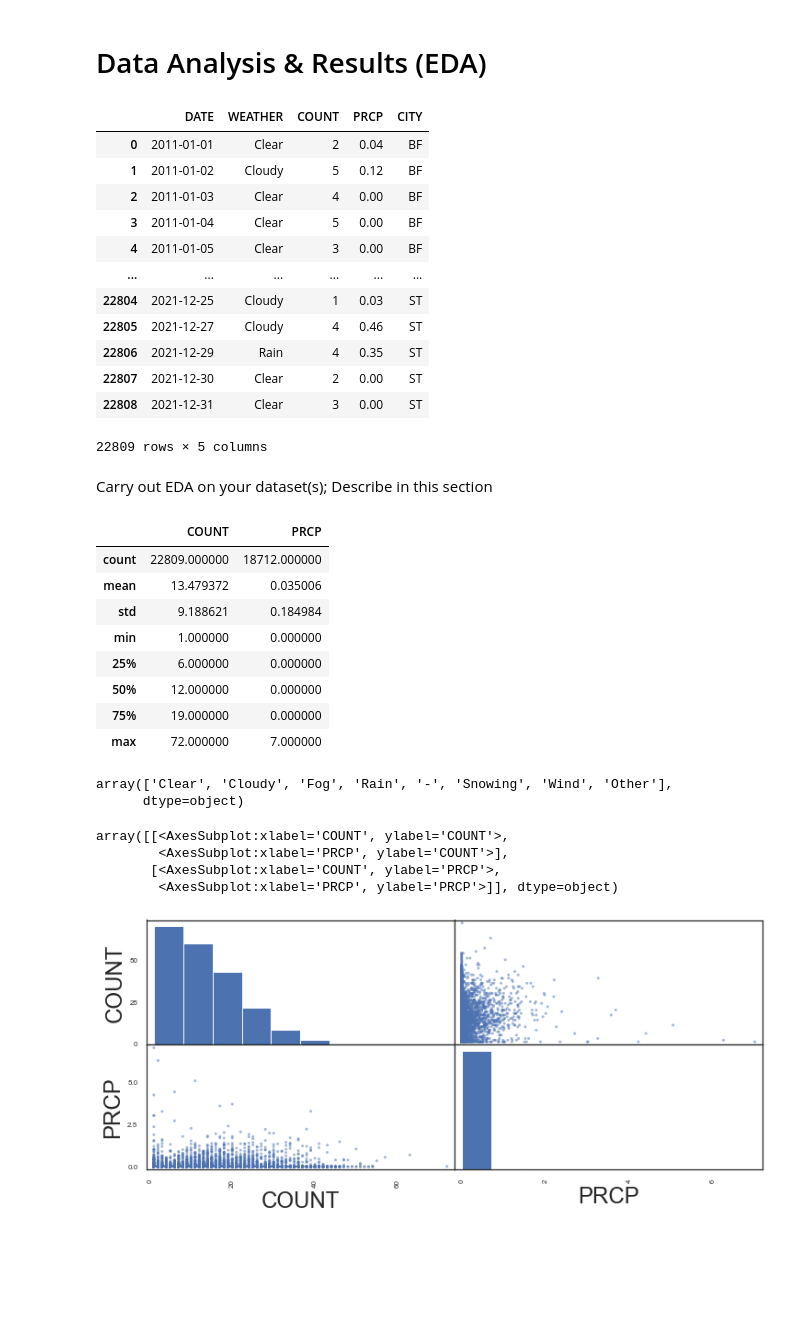
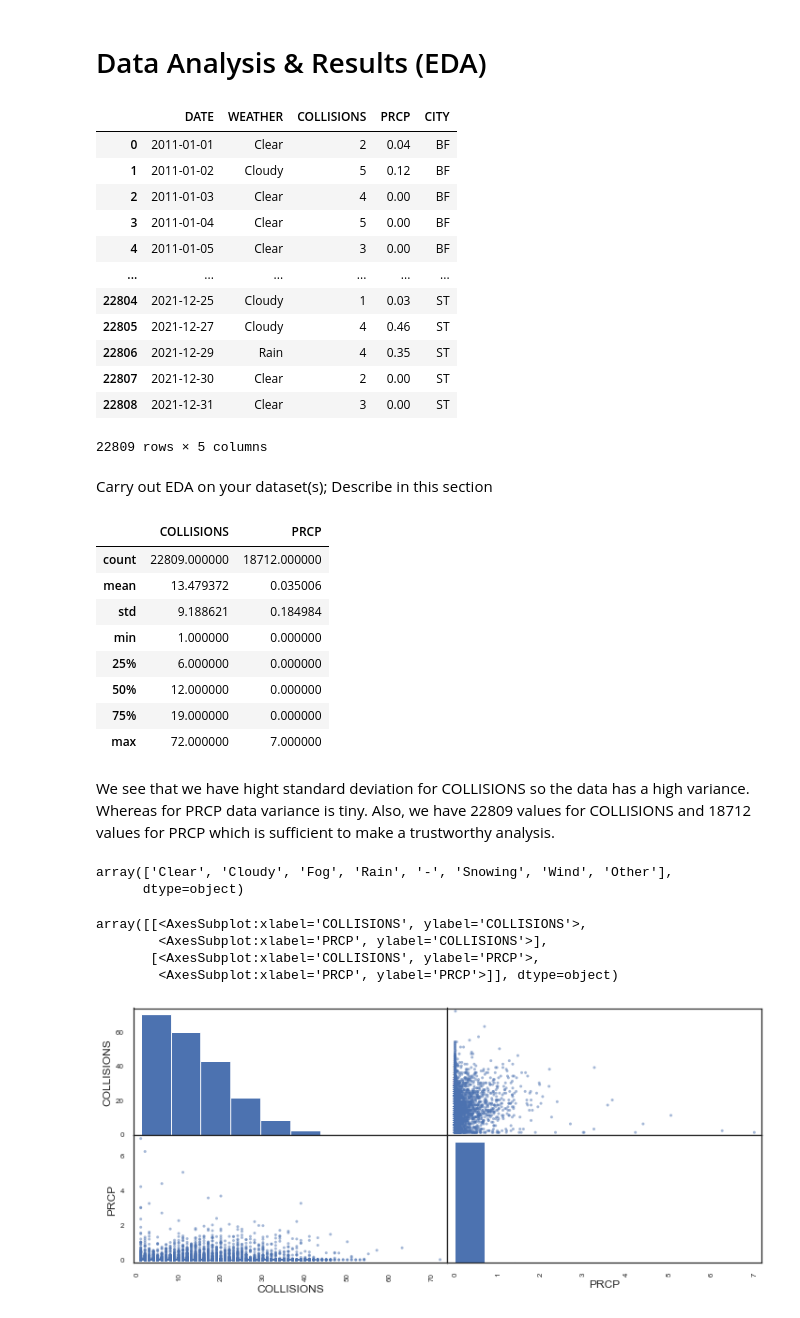
Before and after one commit to DeusSeos/Group007-Wi22-Resume, a Jupyter notebook: EDACheckpointGroup007-Wi22.ipynb, the cells around one changed output. Cells and saved outputs as stored; diff of their text form; code cells hidden in the pictures; blank space fills up the shorter version.

```diff
--- a/EDACheckpointGroup007-Wi22.ipynb
+++ b/EDACheckpointGroup007-Wi22.ipynb
@@ -20,7 +20,7 @@
 import numpy as np
 import pandas as pd
 import seaborn as sns
-sns.set(font_scale=2, style="white")
+sns.set(font_scale=1, style="white")
 
 import matplotlib as mpl
 import matplotlib.pyplot as plt
@@ -254,9 +254,10 @@ weatherCrashDf
 # retrieve the data
 
 weatherCrashDf = pd.read_csv('weatherCrashDf.csv')
+weatherCrashDf.rename(columns = {'COUNT':'COLLISIONS'}, inplace = True)
 weatherCrashDf
 # %% [output]
-|  | DATE | WEATHER | COUNT | PRCP | CITY |
+|  | DATE | WEATHER | COLLISIONS | PRCP | CITY |
 | 0 | 2011-01-01 | Clear | 2 | 0.04 | BF |
 | 1 | 2011-01-02 | Cloudy | 5 | 0.12 | BF |
 | 2 | 2011-01-03 | Clear | 4 | 0.00 | BF |
@@ -275,7 +276,7 @@ Carry out EDA on your dataset(s); Describe in this section
 # get statistical recap of the dataset
 weatherCrashDf.describe()
 # %% [output]
-|  | COUNT | PRCP |
+|  | COLLISIONS | PRCP |
 | count | 22809.000000 | 18712.000000 |
 | mean | 13.479372 | 0.035006 |
 | std | 9.188621 | 0.184984 |
@@ -284,6 +285,8 @@ weatherCrashDf.describe()
 | 50% | 12.000000 | 0.000000 |
 | 75% | 19.000000 | 0.000000 |
 | max | 72.000000 | 7.000000 |
+# %% [markdown]
+We see that we have hight standard deviation for COLLISIONS so the data has a high variance. Whereas for PRCP data variance is tiny. Also, we have 22809 values for COLLISIONS and 18712 values for PRCP which is sufficient to make a trustworthy analysis.
 # %%
 # determine what weather types we have
 weatherCrashDf['WEATHER'].unique()
@@ -292,13 +295,13 @@ array(['Clear', 'Cloudy', 'Fog', 'Rain', '-', 'Snowing', 'Wind', 'Other'],
       dtype=object)
 # %%
 # see the relation between variables
-fig = pd.plotting.scatter_matrix(weatherCrashDf[['DATE', 'WEATHER', 'COUNT','PRCP','CITY']])
+fig = pd.plotting.scatter_matrix(weatherCrashDf[['DATE', 'WEATHER', 'COLLISIONS','PRCP','CITY']])
 fig
 # %% [output]
-array([[<AxesSubplot:xlabel='COUNT', ylabel='COUNT'>,
-        <AxesSubplot:xlabel='PRCP', ylabel='COUNT'>],
-       [<AxesSubplot:xlabel='COUNT', ylabel='PRCP'>,
+array([[<AxesSubplot:xlabel='COLLISIONS', ylabel='COLLISIONS'>,
+        <AxesSubplot:xlabel='PRCP', ylabel='COLLISIONS'>],
+       [<AxesSubplot:xlabel='COLLISIONS', ylabel='PRCP'>,
         <AxesSubplot:xlabel='PRCP', ylabel='PRCP'>]], dtype=object)
-[figure, old version]
+[figure, new version]
 # %%
 # collisions & precipitation
```
Also changed, not shown: parts of 23 cells of this notebook.
